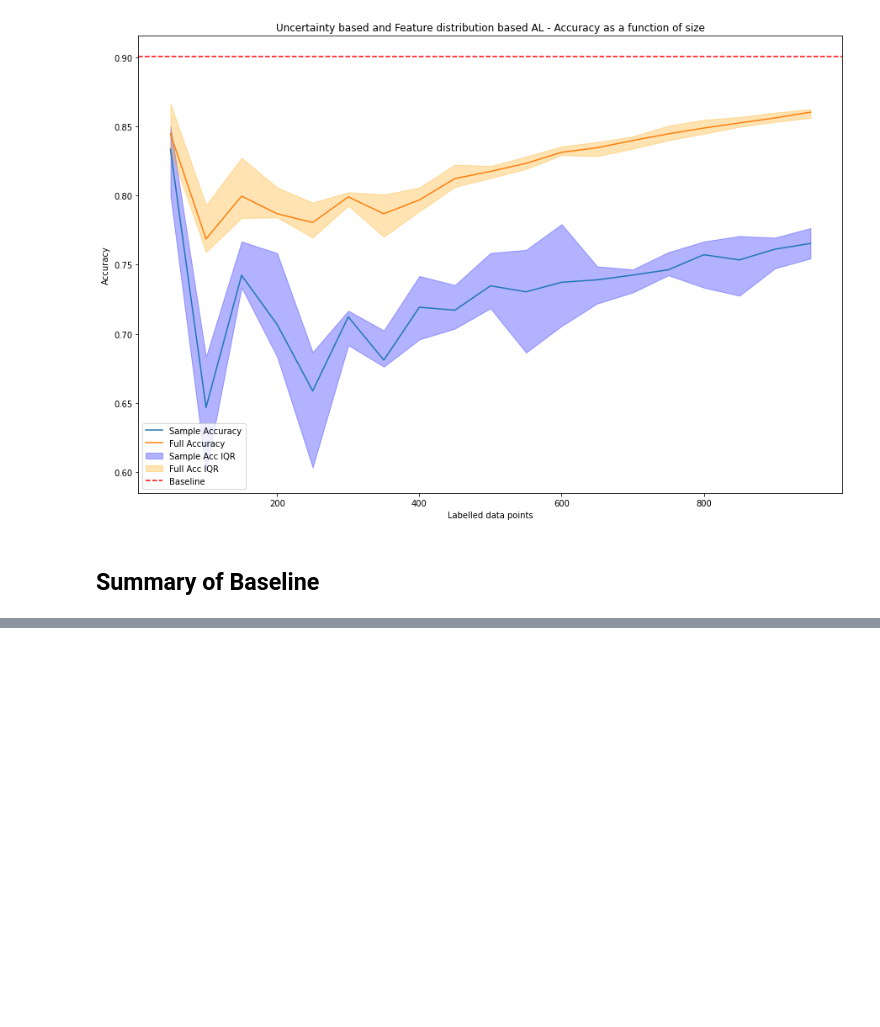
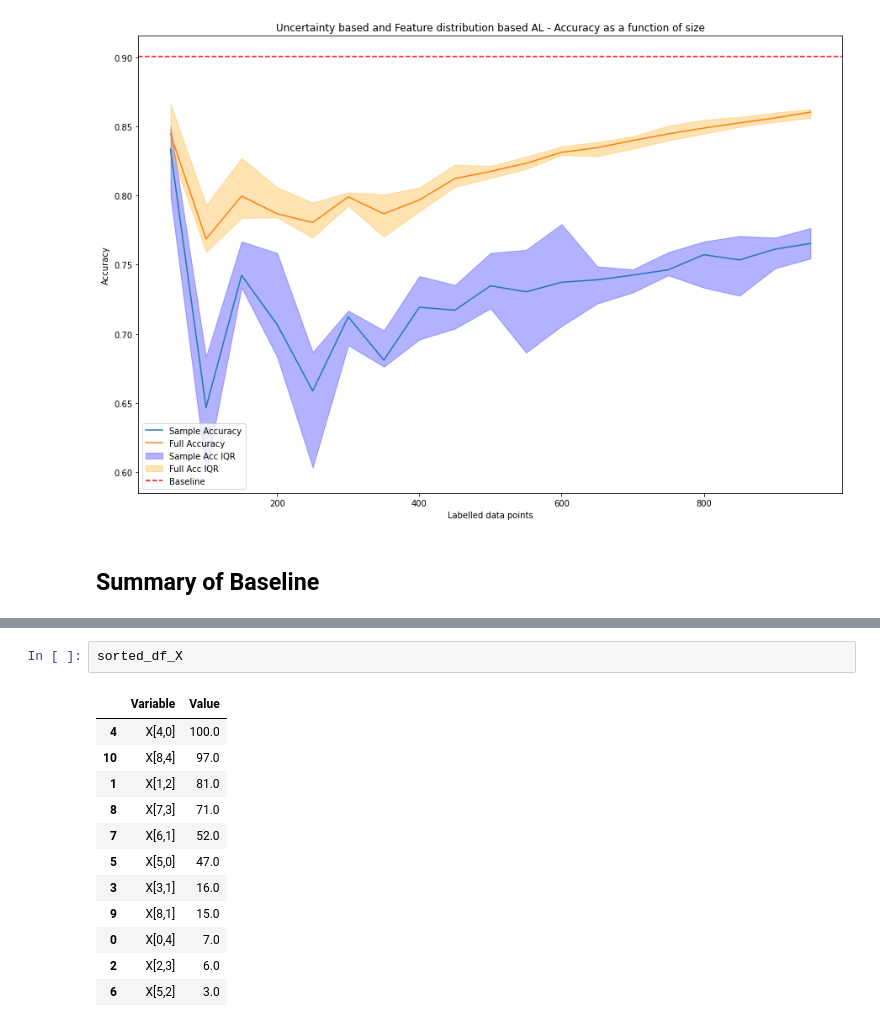
Before and after one commit to giorgiodemarchi/Duality-Based-Active-Learning, a Jupyter notebook: model.ipynb, the cells around one changed output, grey strips where cells are left out. Drawn from its saved outputs; the diff is of its cells as text; blank space fills up the shorter version.

```diff
--- a/model.ipynb
+++ b/model.ipynb
@@ -478,0 +583,15 @@ plt.show()
+# %%
+sorted_df_X
+# %% [output]
+|  | Variable | Value |
+| 4 | X[4,0] | 100.0 |
+| 10 | X[8,4] | 97.0 |
+| 1 | X[1,2] | 81.0 |
+| 8 | X[7,3] | 71.0 |
+| 7 | X[6,1] | 52.0 |
+| 5 | X[5,0] | 47.0 |
+| 3 | X[3,1] | 16.0 |
+| 9 | X[8,1] | 15.0 |
+| 0 | X[0,4] | 7.0 |
+| 2 | X[2,3] | 6.0 |
+| 6 | X[5,2] | 3.0 |
```
Also changed, not shown: parts of 13 cells of this notebook.
